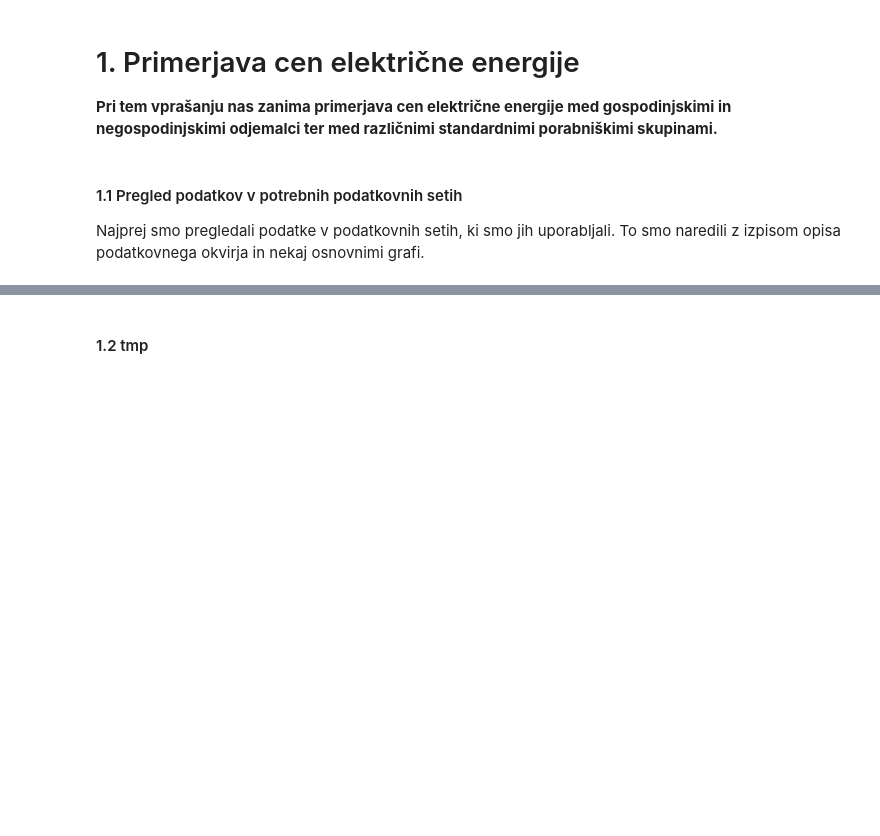
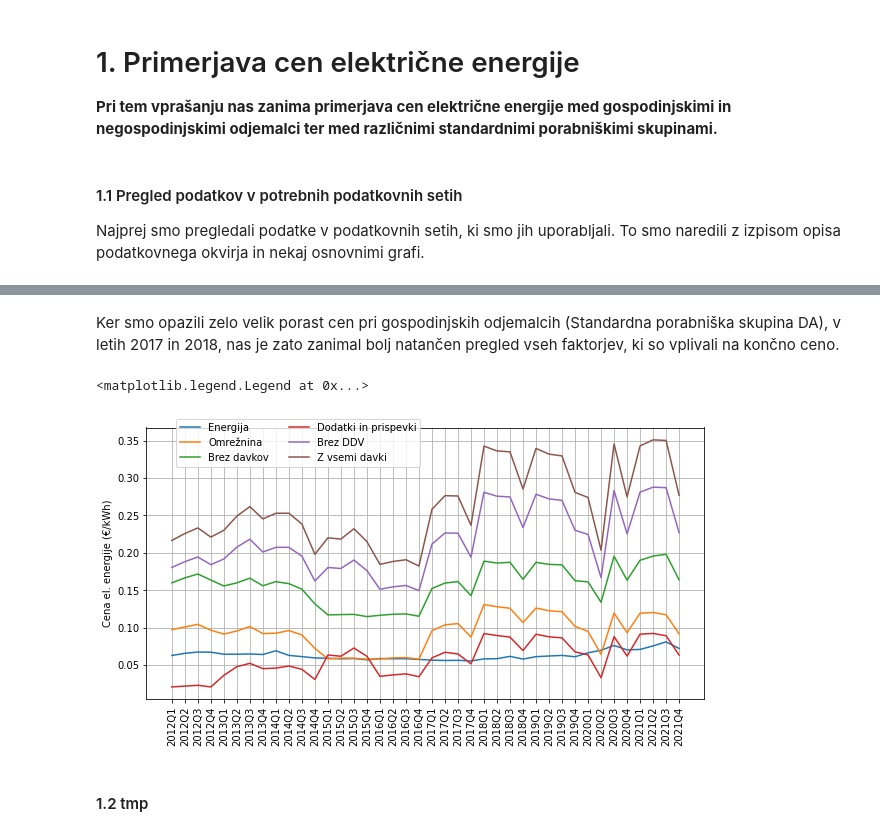
Before and after one commit to cugalord/PR21_NVZ-LS-BK-NZ, a Jupyter notebook: src/price_comparison.ipynb, the cells around one changed output, grey strips where cells are left out. Drawn from its saved outputs; the diff is of its cells as text; code cells hidden in the pictures; blank space fills up the shorter version.

```diff
--- a/src/price_comparison.ipynb
+++ b/src/price_comparison.ipynb
@@ -34,3 +95,30 @@ Name: 2012Q1, dtype: float64
+# %% [markdown]
+Ker smo opazili zelo velik porast cen pri gospodinjskih odjemalcih (Standardna porabniška skupina DA), v letih 2017 in 2018, nas je zato zanimal bolj natančen pregled vseh faktorjev, ki so vplivali na končno ceno.
+# %%
+hp = dict()
+
+for value in household_prices['CENA']:
+    if value not in hp:
+        hp[value] = dict()
+
+for column in household_prices.columns[2:]:
+    for key, value in hp.items():
+        hp[key][column] = household_prices[column][household_prices['CENA'] == key][household_prices['STANDARDNA PORABNIŠKA SKUPINA (LETNA PORABA)'] == 'DA (<1000 KWh)'].tolist()[0]
+
+hits = dict()
+for key, value in hp.items():
+    hits[key] = list(value.values())
+
+plt.figure(figsize=(10, 5))
+plt.xticks(rotation=90)
+plt.ylabel("Cena el. energije (€/kWh)")
+plt.grid()
+for key, value in hits.items():
+    plt.plot(quarters, value, label=key)
+plt.legend(loc='upper right', bbox_to_anchor=(0.5, 1.05), ncol=2)
+# %% [output]
+<matplotlib.legend.Legend at 0x...>
+[figure, added]
 # %% [markdown]
 #### 1.2 tmp
 # %% [markdown]
```
Also changed, not shown: parts of 3 cells of this notebook.
